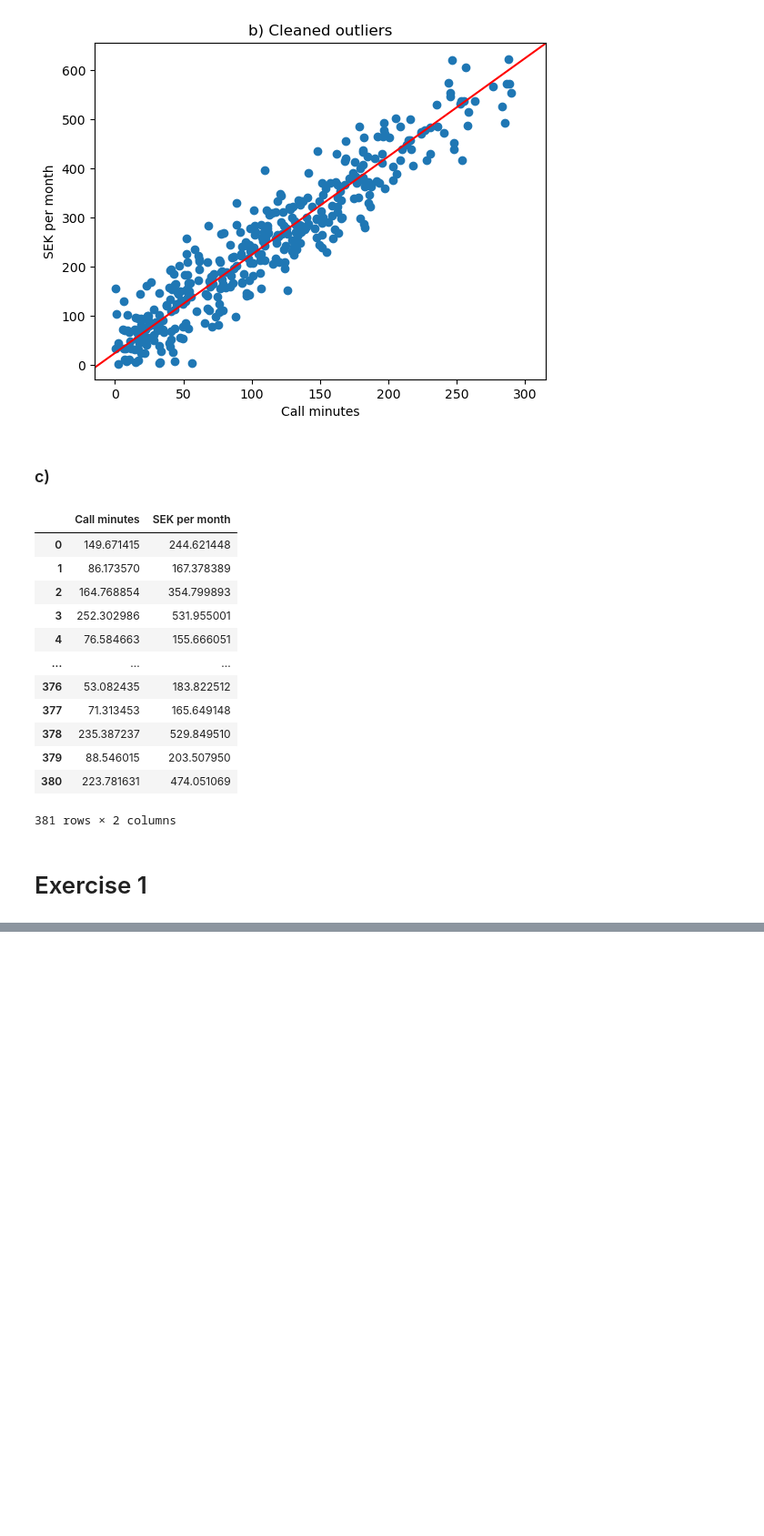
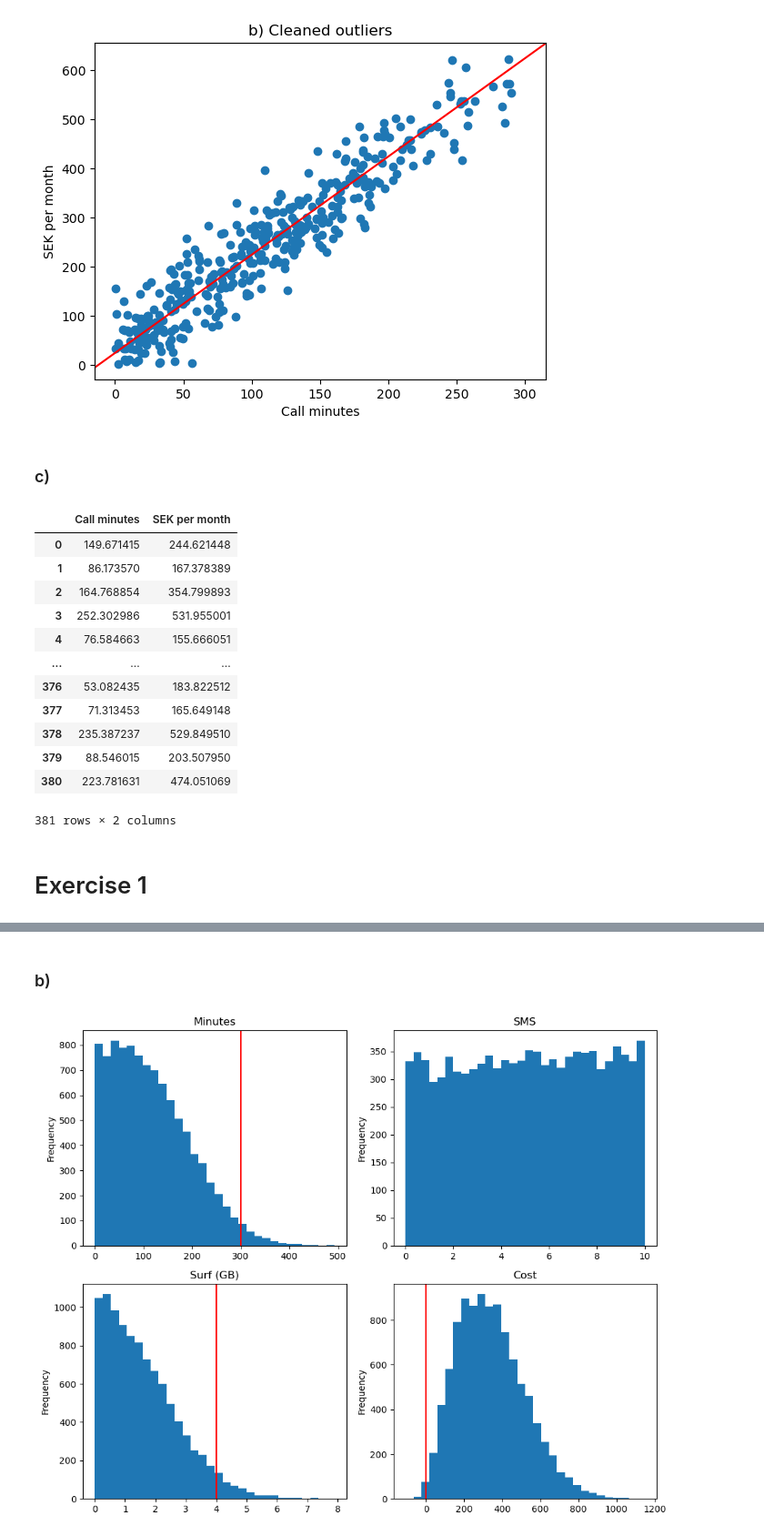
Before and after one commit to Zeepat/machine-learning-asajad-hussein, a Jupyter notebook: Exercises/Exercise_0.ipynb, the cells around one changed output, grey strips where cells are left out. Shown: that part at 91% size. Saved outputs shown, nothing was run; the diff lists cells and outputs as text; code cells hidden in the pictures; blank space fills up the shorter version.

```diff
--- a/Exercises/Exercise_0.ipynb
+++ b/Exercises/Exercise_0.ipynb
@@ -67,0 +162,18 @@ df
+# %%
+np.random.seed(42)
+
+mean_start_cost = 25
+mean_cost_per_minute = 2
+mean_cost_per_sms = 0.5
+mean_cost_per_GB = 50
+
+x_1 = abs(np.random.normal(100, 100, 10000))
+x_2 = np.random.uniform(0, 10, 10000)
+x_3 = abs(np.random.normal(0, 2, 10000))
+epsilon = np.random.normal(0, 50, 10000)
+
+y = mean_start_cost + mean_cost_per_minute * x_1 + mean_cost_per_sms * x_2 + mean_cost_per_GB * x_3 + epsilon
+
+something = pd.DataFrame({'Minutes': x_1, 'SMS': x_2, 'Surf (GB)': x_3, 'Cost': y})
+something.insert(0, 'Intercept', 1)
+something
@@ -67,0 +194,36 @@ df
+# %% [markdown]
+### b)
+# %%
+# Create subplots for each variable
+fig, axs = plt.subplots(2, 2, figsize=(10, 8))
+
+# Plot histogram for x_1
+axs[0, 0].hist(something['Minutes'], bins=30)
+axs[0, 0].set_title('Minutes')
+axs[0, 0].set_ylabel('Frequency')
+axs[0, 0].axvline(300, color='red')
+
+# Plot histogram for x_2
+axs[0, 1].hist(something['SMS'], bins=30)
+axs[0, 1].set_title('SMS')
+axs[0, 1].set_ylabel('Frequency')
+
+# Plot histogram for x_3
+axs[1, 0].hist(something['Surf (GB)'], bins=30)
+axs[1, 0].set_title('Surf (GB)')
+axs[1, 0].set_ylabel('Frequency')
+axs[1, 0].axvline(4, color='red')
+
+# Plot histogram for y
+axs[1, 1].hist(something['Cost'], bins=30)
+axs[1, 1].set_title('Cost')
+axs[1, 1].set_ylabel('Frequency')
+axs[1, 1].axvline(0, color='red')
+
+# Adjust spacing between subplots
+plt.tight_layout()
+
+# Show the plot
+plt.show()
+# %% [output]
+[figure, added]
```
Also changed, not shown: parts of 19 cells of this notebook.
